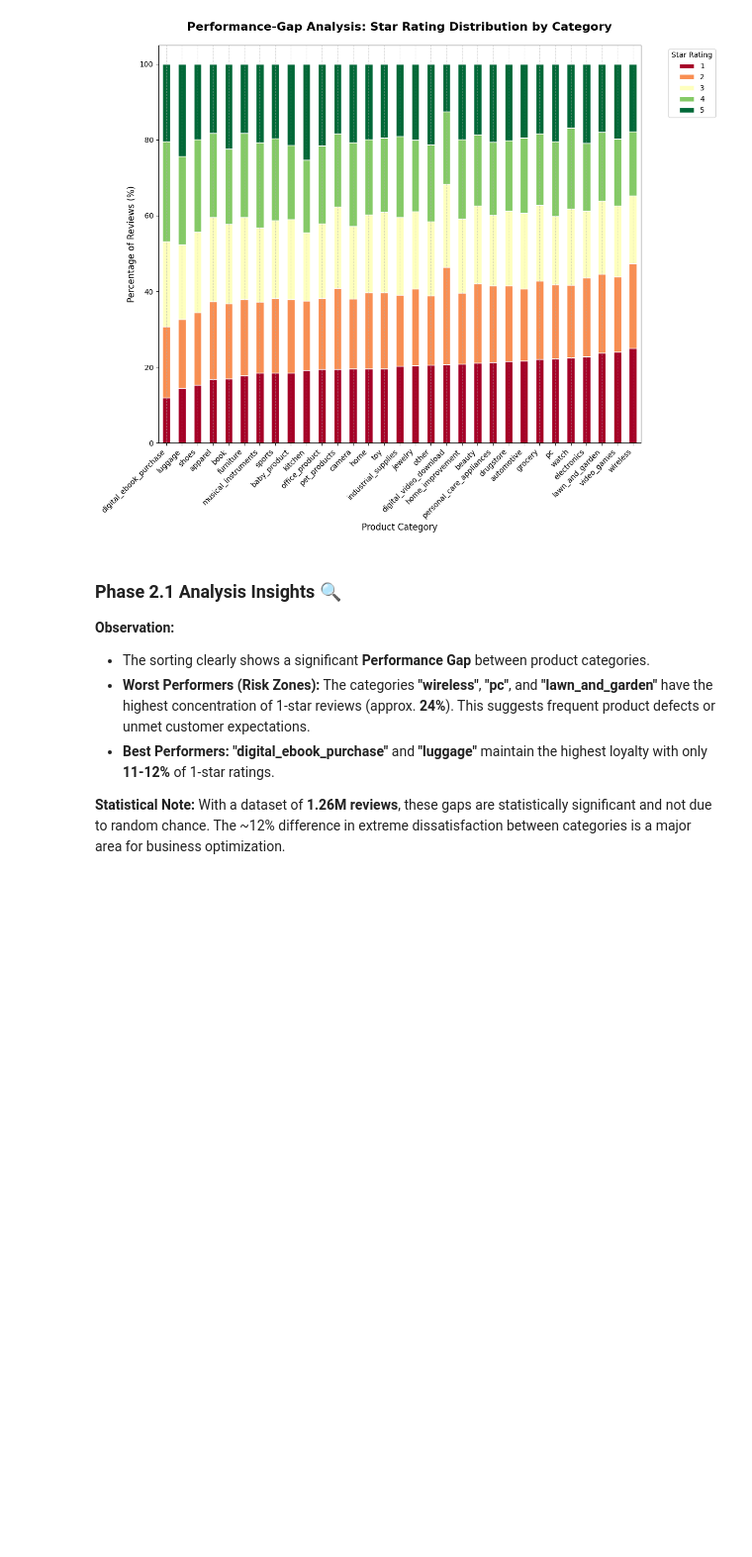
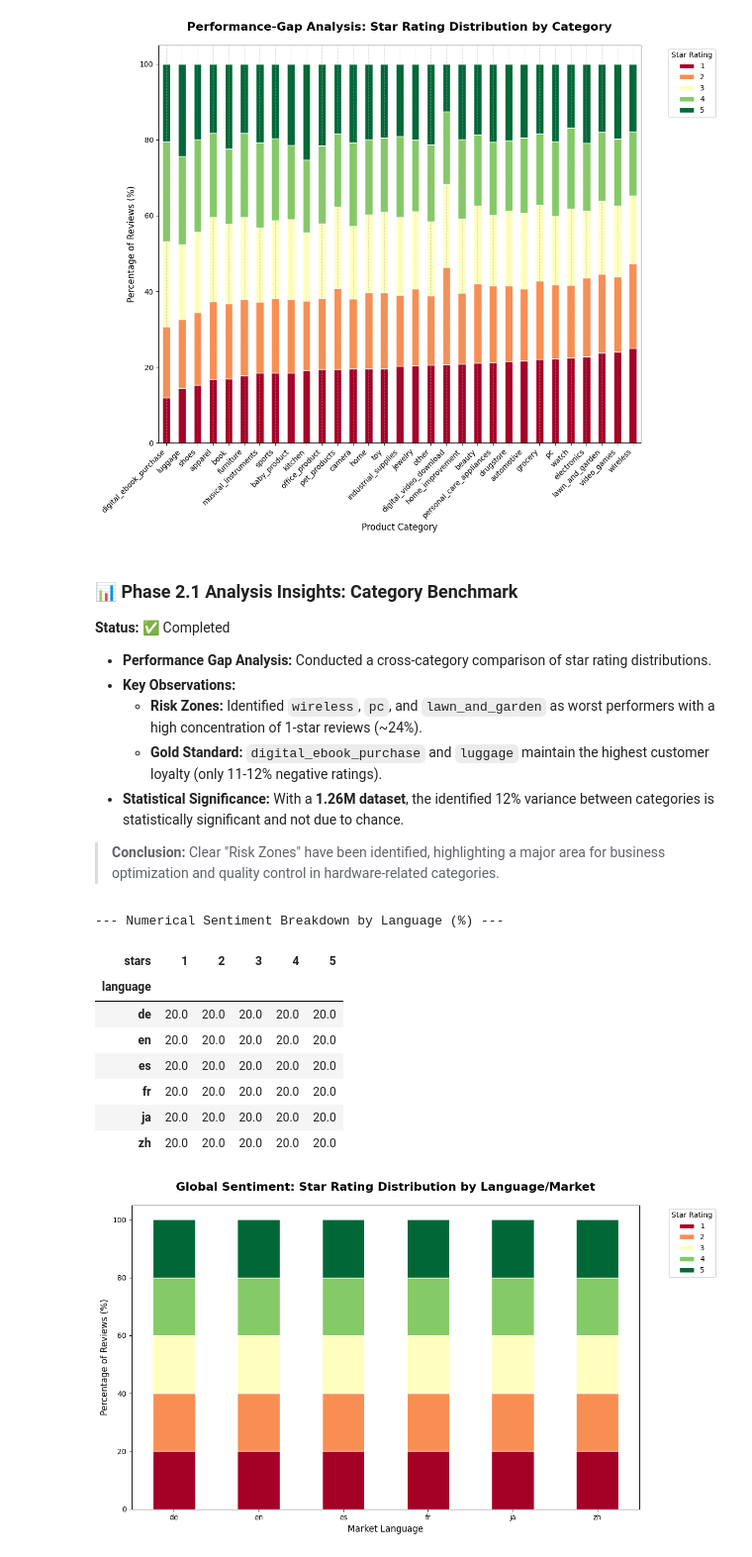
Before and after one commit to anhelinamoroz20-cell/DPP-1, a Jupyter notebook: notebooks/Amazon Reviews Multilingual.ipynb, the cells around one changed output. Shown at 99% size. Cells and saved outputs as stored; diff of their text form; code cells hidden in the pictures; blank space fills up the shorter version.

```diff
--- a/notebooks/Amazon Reviews Multilingual.ipynb
+++ b/notebooks/Amazon Reviews Multilingual.ipynb
@@ -182,12 +197,59 @@ fig.tight_layout()
 | wireless | 25.04 | 22.33 | 17.85 | 16.99 | 17.79 |
 [figure]
 # %% [markdown]
-### **Phase 2.1 Analysis Insights** 🔍
+### 📊 Phase 2.1 Analysis Insights: Category Benchmark
 
-**Observation:**
-*   The sorting clearly shows a significant **Performance Gap** between product categories.
-*   **Worst Performers (Risk Zones):** The categories **"wireless"**, **"pc"**, and **"lawn_and_garden"** have the highest concentration of 1-star reviews (approx. **24%**). This suggests frequent product defects or unmet customer expectations.
-*   **Best Performers:** **"digital_ebook_purchase"** and **"luggage"** maintain the highest loyalty with only **11-12%** of 1-star ratings.
+**Status:** ✅ Completed
 
-**Statistical Note:**
-With a dataset of **1.26M reviews**, these gaps are statistically significant and not due to random chance. The ~12% difference in extreme dissatisfaction between categories is a major area for business optimization.
+*   **Performance Gap Analysis:** Conducted a cross-category comparison of star rating distributions.
+*   **Key Observations:**
+    *   **Risk Zones:** Identified `wireless`, `pc`, and `lawn_and_garden` as worst performers with a high concentration of 1-star reviews (~24%).
+    *   **Gold Standard:** `digital_ebook_purchase` and `luggage` maintain the highest customer loyalty (only 11-12% negative ratings).
+*   **Statistical Significance:** With a **1.26M dataset**, the identified 12% variance between categories is statistically significant and not due to chance.
+
+> **Conclusion:** Clear "Risk Zones" have been identified, highlighting a major area for business optimization and quality control in hardware-related categories.
+# %%
+# PHASE 2.2: Global Sentiment Analysis (Cross-Market Comparison)
+
+# Create a normalized crosstab to compare star distributions across languages
+lang_sentiment = pd.crosstab(df['language'],
+                             df['stars'],
+                             normalize='index') * 100
+
+# Sort the markets by the percentage of 1-star ratings (descending)
+# This highlights which languages/markets have the highest dissatisfaction levels
+lang_sentiment = lang_sentiment.sort_values(by=1, ascending=False)
+
+# Setup the visualization
+fig, ax = plt.subplots(figsize=(12, 7))
+
+# Plotting a stacked bar chart using the 'Red-Yellow-Green' colormap
+lang_sentiment.plot(kind='bar',
+                    stacked=True,
+                    colormap='RdYlGn',
+                    edgecolor='white',
+                    ax=ax)
+
+# Professional Styling and Labeling
+ax.set_title('Global Sentiment: Star Rating Distribution by Language/Market',
+                  fontsize=16, fontweight='bold', pad=20)
+ax.set_ylabel('Percentage of Reviews (%)', fontsize=12)
+ax.set_xlabel('Market Language', fontsize=12)
+plt.xticks(rotation=0)
+ax.legend(title='Star Rating', bbox_to_anchor=(1.05, 1), loc='upper left', frameon=True)
+fig.tight_layout()
+
+# Display the exact numerical breakdown
+print("--- Numerical Sentiment Breakdown by Language (%) ---")
+display(lang_sentiment.round(2))
+# %% [output]
+--- Numerical Sentiment Breakdown by Language (%) ---
+| stars | 1 | 2 | 3 | 4 | 5 |
+| language |  |  |  |  |  |
+| de | 20.0 | 20.0 | 20.0 | 20.0 | 20.0 |
+| en | 20.0 | 20.0 | 20.0 | 20.0 | 20.0 |
+| es | 20.0 | 20.0 | 20.0 | 20.0 | 20.0 |
+| fr | 20.0 | 20.0 | 20.0 | 20.0 | 20.0 |
+| ja | 20.0 | 20.0 | 20.0 | 20.0 | 20.0 |
+| zh | 20.0 | 20.0 | 20.0 | 20.0 | 20.0 |
+[figure, added]
```
Also changed, not shown: parts of 12 cells of this notebook, 1 other file.
